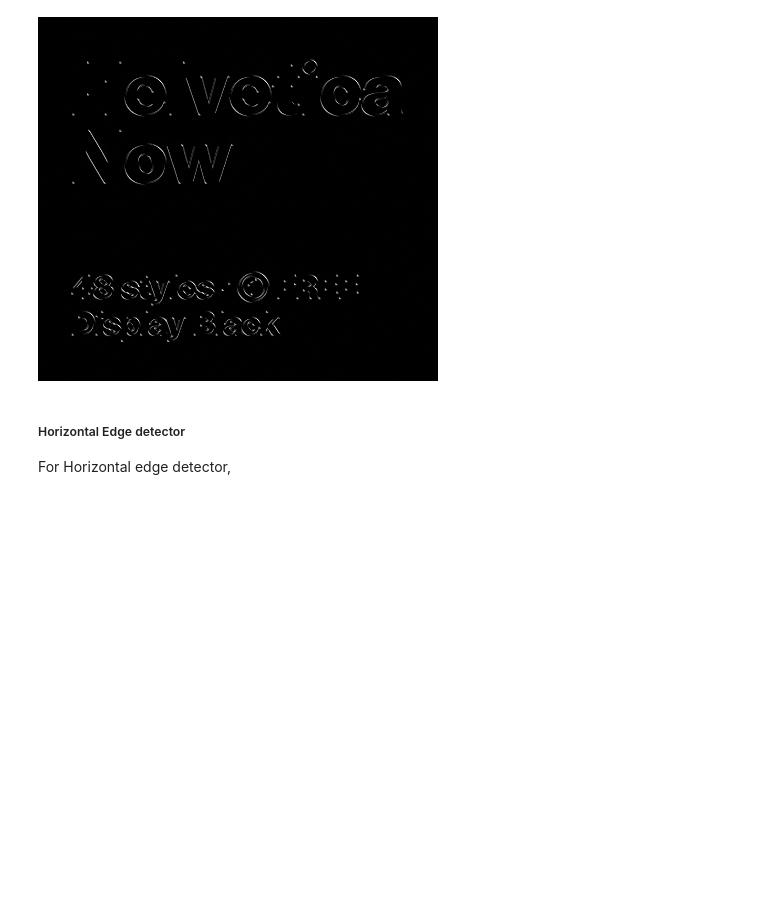
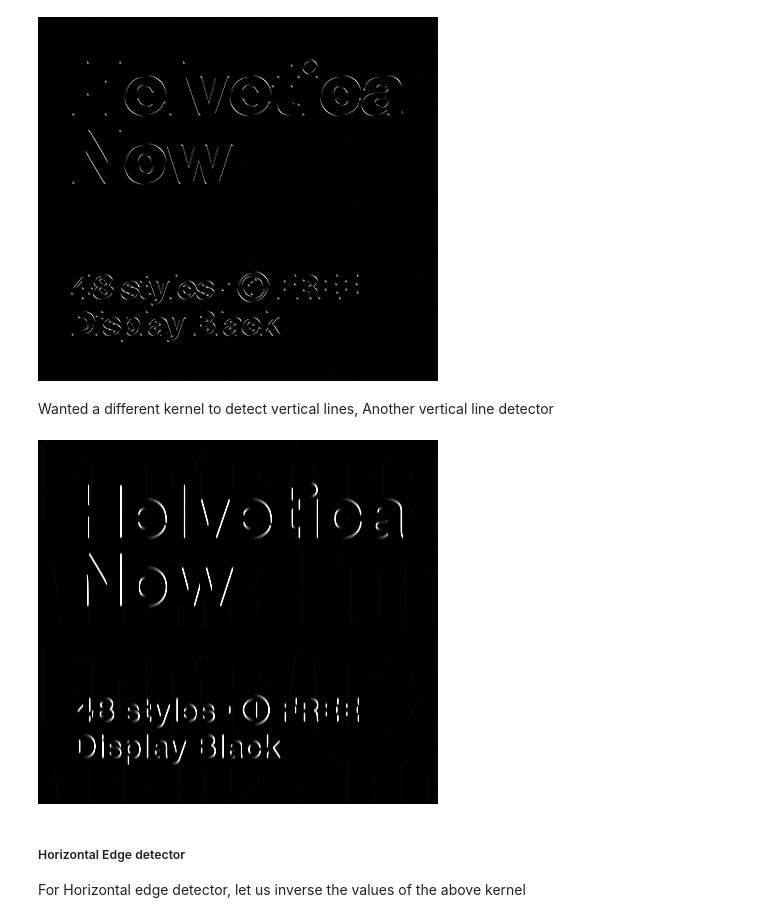
Before and after one commit to gkdivya/ComputerVisionAI, a Jupyter notebook: Session1/Assignment1A.ipynb, the cells around one changed output. Cells and saved outputs as stored; diff of their text form; code cells hidden in the pictures; blank space fills up the shorter version.

```diff
--- a/Session1/Assignment1A.ipynb
+++ b/Session1/Assignment1A.ipynb
@@ -49,7 +49,16 @@ dst = cv2.filter2D(image,-1,kernel)
 cv2_imshow(dst)
 # %% [output]
 [figure]
+# %% [markdown]
+Wanted a different kernel to detect vertical lines, Another vertical line detector
+# %%
+kernel = np.float32([[-1,1,0],[-1,1,0],[-1,1,0]])
+
+dst = cv2.filter2D(image,-1,kernel)
+cv2_imshow(dst)
+# %% [output]
+[figure, added]
 # %% [markdown]
 ##### Horizontal Edge detector
 
-For Horizontal edge detector,
+For Horizontal edge detector, let us inverse the values of the above kernel
```
Also changed, not shown: parts of 2 cells of this notebook.
